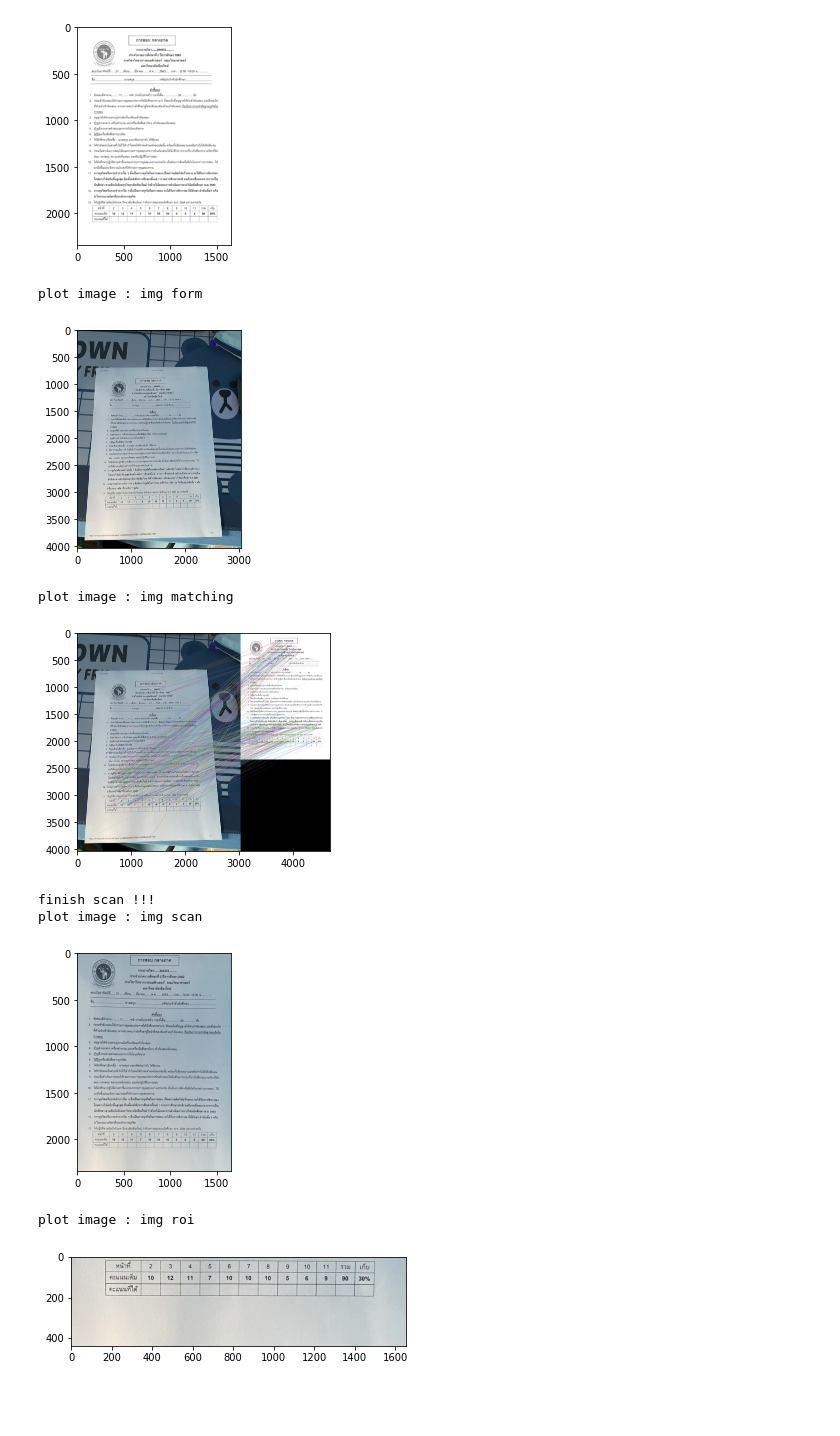
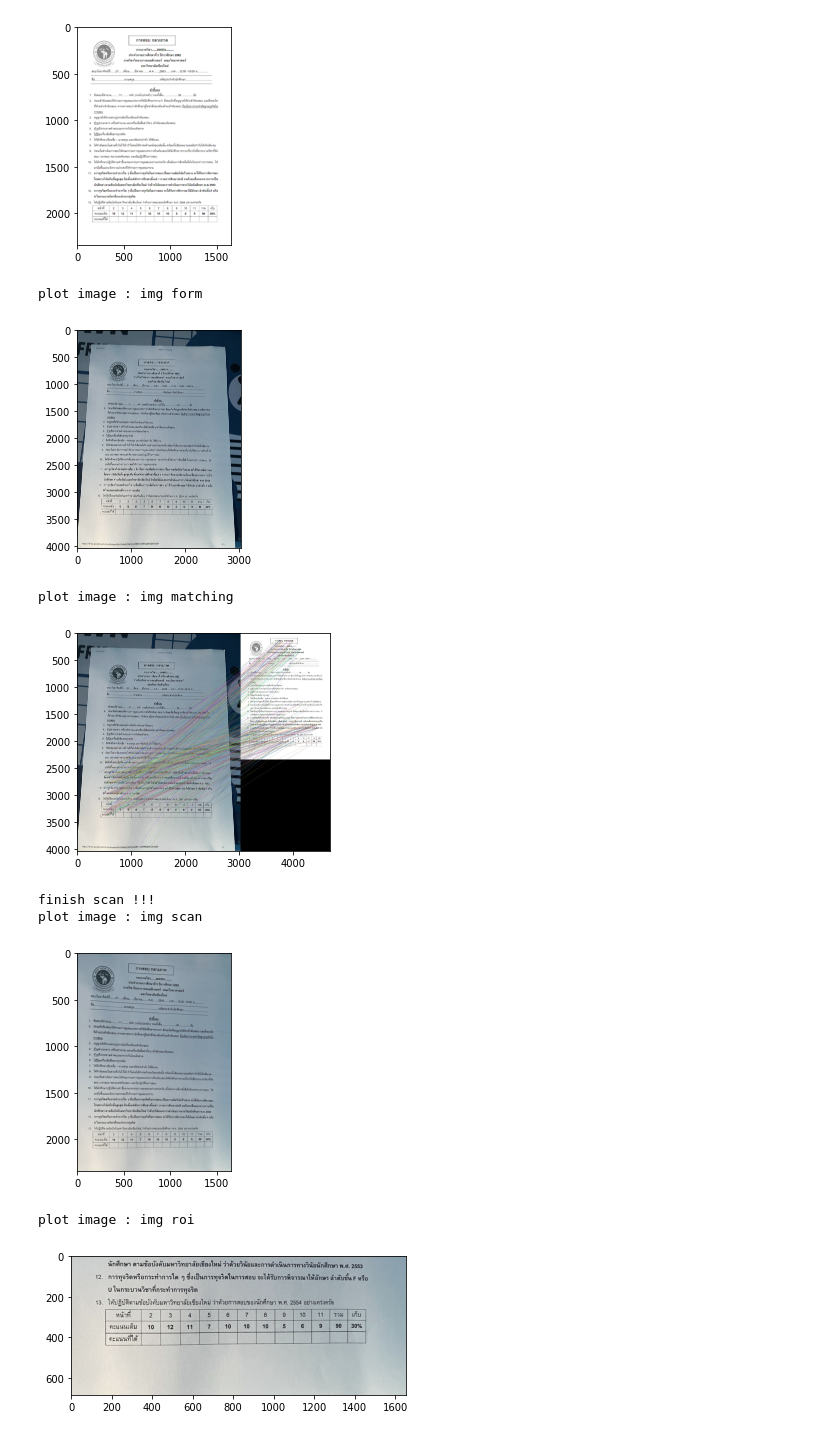
Before and after one commit to yingstm124/handwritten-reg-491, a Jupyter notebook: code/image-processing.ipynb, the cells around one changed output. Saved outputs shown, nothing was run; the diff lists cells and outputs as text; code cells hidden in the pictures; blank space fills up the shorter version.

```diff
--- a/code/image-processing.ipynb
+++ b/code/image-processing.ipynb
@@ -8,15 +10,0 @@ import pytesseract
-# %%
-# ---image processing function
-def plotimage(title,img):
-    print("plot image :",title)
-    plotting = plt.imshow(img, cmap='gray')
-    plt.show()
-
-def resizeImage(img,scale):
-    print("resize image")
-    # resize image
-    scale_ratio = scale
-    height = int(img.shape[0] * scale_ratio)
-    width = int(img.shape[1] * scale_ratio)
-    img = cv2.resize(img, (width,height), interpolation=cv2.INTER_AREA)
-    return img
@@ -41,11 +93,11 @@ plot image : imgQ keypoint
 [figure]
 # %%
 # ---import user forms
-img = cv2.imread('../image/userForms-image/test1.JPG')
-plotimage('img form', img)
+img = cv2.imread('../image/userForms-image/test6.JPG')
+plotimage('img form', img, 'gray')
 # %% [output]
 plot image : img form
-[figure, old version]
+[figure, new version]
 # %%
 # ---find the feature
 kp2, des2 = orb.detectAndCompute(img, None)
@@ -60,10 +112,10 @@ matches.sort(key = lambda x:x.distance)
 good = matches[:int(len(matches) * (persen/100))]
 imgMatches = cv2.drawMatches(img, kp2, imgQ, kp1, good, None, flags=2)
 
-plotimage('img matching',imgMatches)
+plotimage('img matching',imgMatches, 'gray')
 # %% [output]
 plot image : img matching
-[figure, old version]
+[figure, new version]
 # %%
 # --- scan or wrap
 # --- Aligning The Forms Since the our user forms are not in the correct alignment, we cannot extract the text information yet. So we will first align these images using the key points from both our images.
@@ -77,18 +129,20 @@ h, w = imgQ.shape[:2]
 imgScan = cv2.warpPerspective(img, M, (w, h))
 
 print('finish scan !!!')
-plotimage('img scan', imgScan)
+plotimage('img scan', imgScan, 'gray')
 # %% [output]
 finish scan !!!
 plot image : img scan
-[figure, old version]
+[figure, new version]
 # %%
 img = imgScan
 
+x, y, channel = img.shape
+
 # roi
-img = img[1900:, :]
-plotimage('img roi', img)
+img = img[y:,:]
+plotimage('img roi', img, 'gray')
 # %% [output]
 plot image : img roi
-[figure, old version]
+[figure, new version]
 # %%
```
Also changed, not shown: parts of 6 cells of this notebook, 5 other files.
